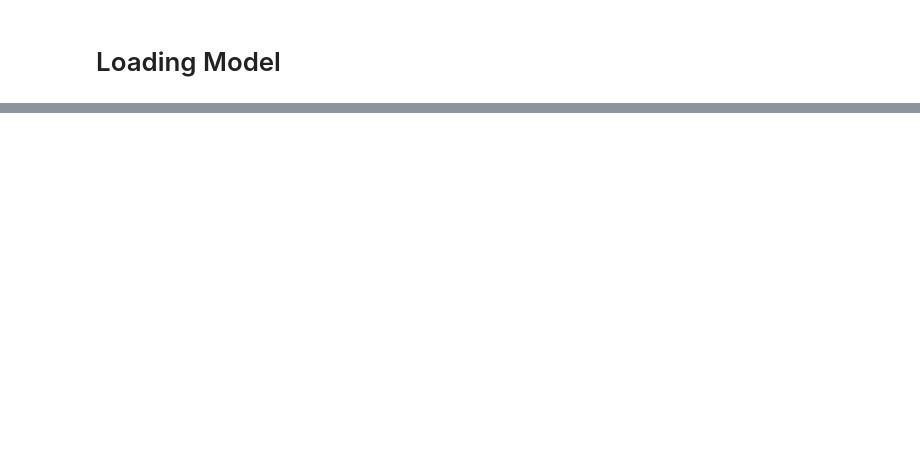
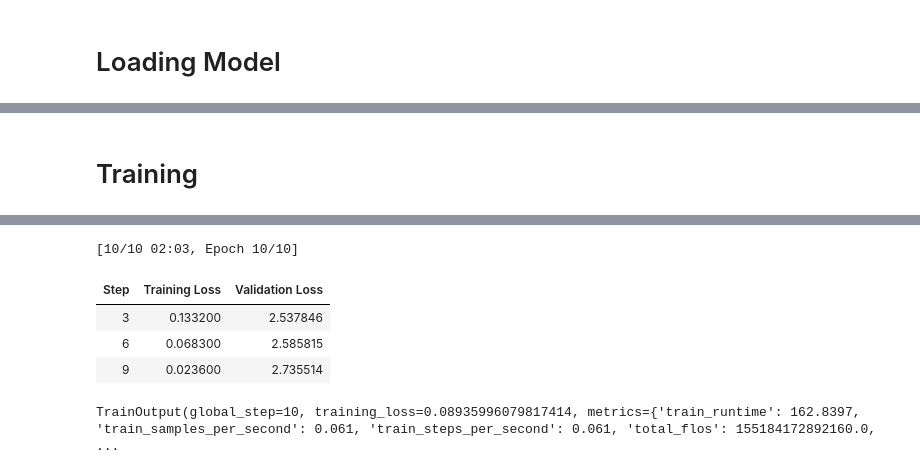
Before and after one commit to Aisuko/notebooks, a Jupyter notebook: nlp/conversation/llm-prompt-recovery-with-gemma.ipynb, the cells around one changed output, grey strips where cells are left out. Saved outputs shown, nothing was run; the diff lists cells and outputs as text; code cells hidden in the pictures; blank space fills up the shorter version.

```diff
--- a/nlp/conversation/llm-prompt-recovery-with-gemma.ipynb
+++ b/nlp/conversation/llm-prompt-recovery-with-gemma.ipynb
@@ -97,0 +199,17 @@ Machines, with eyes that scan the land,
+# %%
+from peft import LoraConfig, TaskType, get_peft_model
+
+lora_config=LoraConfig(
+    r=16,
+    lora_alpha=16,
+    target_modules=['q_proj', 'k_proj', 'v_proj', 'o_proj','gate_proj','up_proj','down_proj'],
+    lora_dropout=0.1,
+    bias="none",
+    modules_to_save=["lm_head","embed_tokens"], # we added new tokens to tokenizer, this is necesarry
+    task_type=TaskType.CAUSAL_LM
+)
+
+lora_model=get_peft_model(prepared_model, lora_config)
+lora_model.config.use_cache=False
+print_trainable_parameters(lora_model)
+print(lora_model)
@@ -97,0 +234,51 @@ Machines, with eyes that scan the land,
+# %% [markdown]
+# Training
+# %%
+from transformers import TrainingArguments, set_seed
+from trl import SFTTrainer
+
+set_seed(2024)
+
+bs=8
+bs_eval=8
+ga_steps=16
+lr=0.0002
+epochs=10
+
+steps_per_epoch=len(data['train'])//(bs*ga_steps)
+
+def preprocess_func(example):
+    text = f"Original Essay:\n{example['original_text'][0]}\n\nRewritten Essay:\n{example['rewritten_text'][0]}\n\nInstruction:\n Given are 2 essays, the Rewritten essay was created from the Original essay using the google Gemma model.You are trying to understand how the original essay was transformed into a new version.Analyzing the changes in style, theme, etc., please come up with a prompt that must have been used to guide the transformation from the original to the rewritten essay.Only give me the PROMPT. Start directly with the prompt, that's all I need. Output should be only line ONLY.\n\nResponse: \n{example['rewrite_prompt'][0]}"
+    return [text]
+
+args=TrainingArguments(
+    output_dir=os.getenv("WANDB_NAME"),
+    per_device_train_batch_size=bs,
+    per_device_eval_batch_size=bs_eval,
+    evaluation_strategy="steps",
+    logging_steps=1,
+    eval_steps=steps_per_epoch//2,
+    save_steps=steps_per_epoch,
+    gradient_accumulation_steps=ga_steps,
+    num_train_epochs=epochs,
+    lr_scheduler_type="constant",
+    optim="paged_adamw_32bit", # val_loss will go nan with paged_adamw_8bit
+    learning_rate=lr,
+    group_by_length=False,
+    fp16=True,
+    ddp_find_unused_parameters=False,
+    report_to='wandb',
+    run_name=os.getenv('WANDB_NAME')
+)
+
+trainer=SFTTrainer(
+    model=lora_model,
+    tokenizer=tokenizer,
+    args=args,
+    train_dataset=data['train'],
+    eval_dataset=data['test'],
+    formatting_func=preprocess_func
+)
+
+trainer.train()
+# %% [output]
@@ -97,0 +294,6 @@ Machines, with eyes that scan the land,
+[10/10 02:03, Epoch 10/10]
+| Step | Training Loss | Validation Loss |
+| 3 | 0.133200 | 2.537846 |
+| 6 | 0.068300 | 2.585815 |
+| 9 | 0.023600 | 2.735514 |
+TrainOutput(global_step=10, training_loss=0.08935996079817414, metrics={'train_runtime': 162.8397, 'train_samples_per_second': 0.061, 'train_steps_per_second': 0.061, 'total_flos': 155184172892160.0,  ...
```
Also changed, not shown: parts of 20 cells of this notebook.
